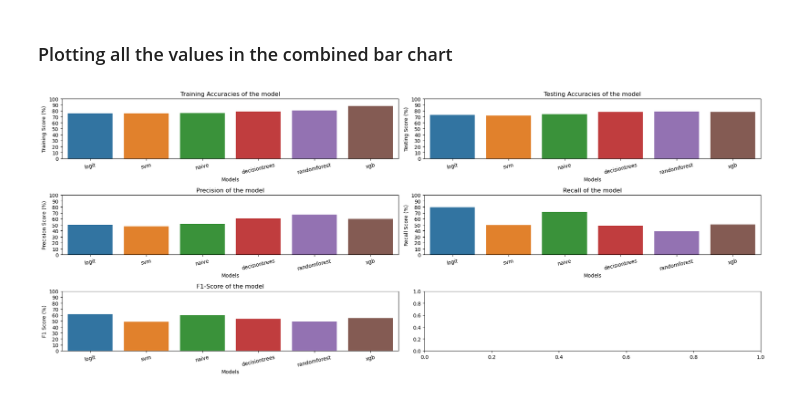
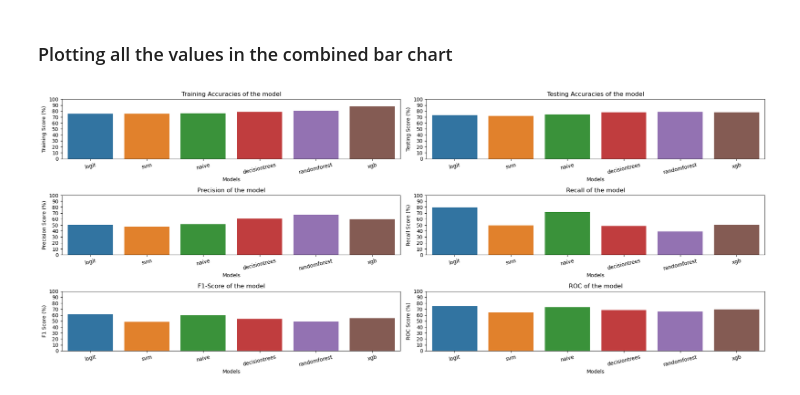
Before and after one commit to suzaladhikari/customer_churn-, a Jupyter notebook: Model Preparation/model.ipynb, the cells around one changed output. Drawn from its saved outputs; the diff is of its cells as text; code cells hidden in the pictures.

Commit message:
ROC scores of the model calculated

```diff
--- a/Model Preparation/model.ipynb
+++ b/Model Preparation/model.ipynb
@@ -635,24 +635,26 @@ model_performance.head(5)
 # %%
 fig, ax = plt.subplots(3,2,figsize = (20,8))
 def metrics_plotting(x, y , data, title, xlabel, ylabel, axes):
     sns.barplot(x = x, y = y , data = data,hue= x, ax = axes)
     axes.set_xlabel(xlabel)
     axes.set_ylabel(ylabel)
     axes.set_title(title)
     axes.set_ylim(0, 100)
     axes.set_yticks(np.arange(0,110,10))
     axes.tick_params(axis='x', rotation=13)
     plt.tight_layout()
 
 
 metrics_plotting('models', 'training_acc', model_performance, 'Training Accuracies of the model', 'Models', 'Training Score (%)', ax[0][0])
 
 metrics_plotting('models', 'testing_acc', model_performance, 'Testing Accuracies of the model', 'Models', 'Testing Score (%)', ax[0][1])
 
 metrics_plotting('models', 'precision', model_performance, 'Precision of the model', 'Models', 'Precision Score (%)', ax[1][0])
 
 metrics_plotting('models', 'recall', model_performance, 'Recall of the model', 'Models', 'Recall Score (%)', ax[1][1])
 
 metrics_plotting('models', 'f1', model_performance, 'F1-Score of the model', 'Models', 'F1 Score (%)', ax[2][0])
+
+metrics_plotting('models', 'roc-score', model_performance, 'ROC of the model', 'Models', 'ROC Score (%)', ax[2][1])
 # %% [output]
-[figure, old version]
+[figure, new version]
```
